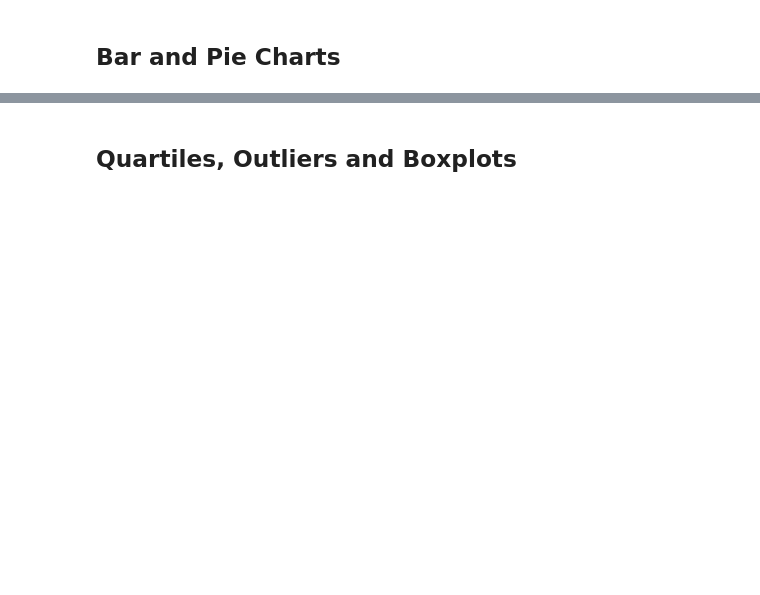
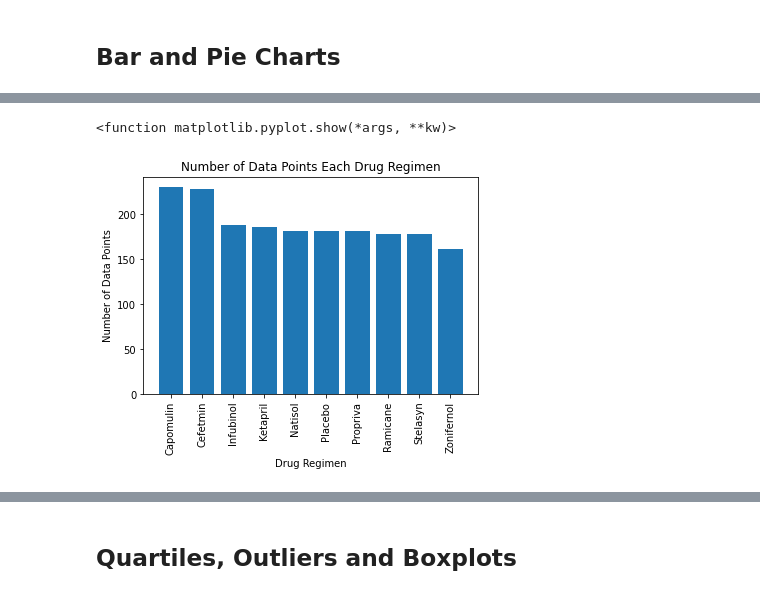
Before and after one commit to Marlyng26/Cancer-in-Mice-Analysis, a Jupyter notebook: pymaceuticals_starter.ipynb, the cells around one changed output, grey strips where cells are left out. Cells and saved outputs as stored; diff of their text form; code cells hidden in the pictures; blank space fills up the shorter version.

```diff
--- a/pymaceuticals_starter.ipynb
+++ b/pymaceuticals_starter.ipynb
@@ -131,2 +163,25 @@ sum_stat_df
+# %%
+# Generate a bar plot showing the total number of measurements taken on each drug regimen using pyplot.
+drug_regimen_count = combined_data["Drug Regimen"].value_counts()
+
+#Set a-xis to proper length
+x_axis = np.arange(len(drug_regimen_count))
+
+#create bar graph
+plt.bar(x_axis, drug_regimen_count)
+
+tick_loc = [value for value in x_axis]
+plt.xticks(tick_loc, ["Capomulin", "Cefetmin", "Infubinol", "Ketapril","Natisol","Placebo","Propriva","Ramicane",
+                      "Stelasyn","Zonifernol"], rotation = 'vertical')
+#Set labels
+plt.xlabel("Drug Regimen")
+plt.ylabel("Number of Data Points")
+plt.title("Number of Data Points Each Drug Regimen")
+
+plt.grid
+plt.show
+# %% [output]
+<function matplotlib.pyplot.show(*args, **kw)>
+[figure, added]
 # %%
 # Generate a pie plot showing the distribution of female versus male mice using pandas
```
Also changed, not shown: parts of 14 cells of this notebook, 1 other file.
